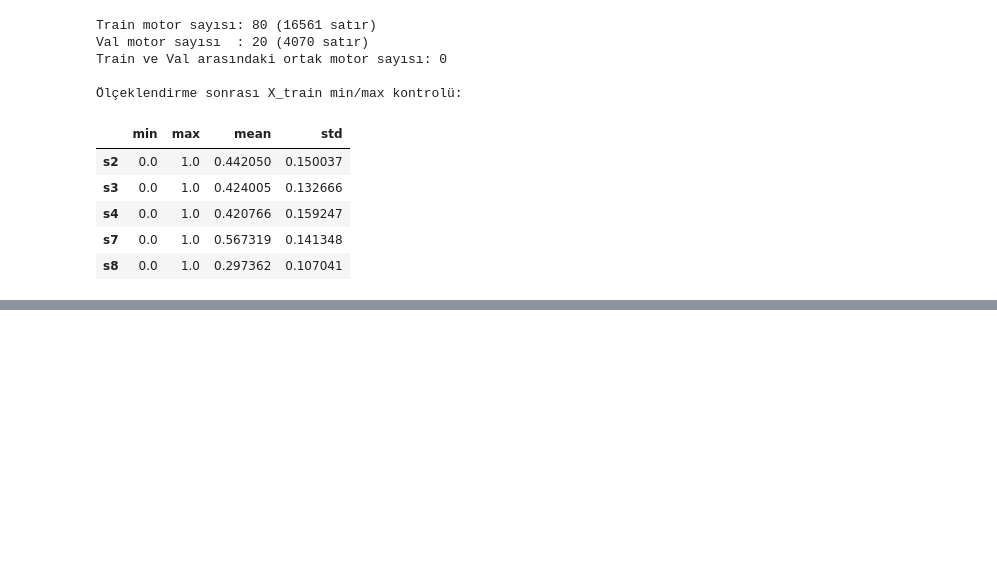
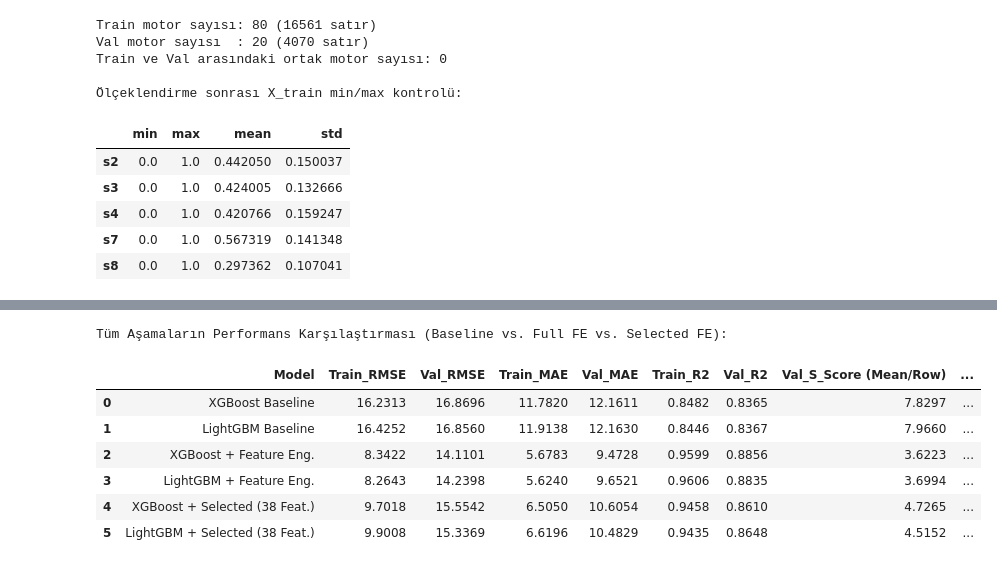
Before and after one commit to elifesin/predictive-maintenance, a Jupyter notebook: notebooks/_eda.ipynb, the cells around one changed output, grey strips where cells are left out. Saved outputs shown, nothing was run; the diff lists cells and outputs as text; code cells hidden in the pictures; blank space fills up the shorter version.

```diff
--- a/notebooks/_eda.ipynb
+++ b/notebooks/_eda.ipynb
@@ -264,0 +600,55 @@ Train ve Val arasındaki ortak motor sayısı: 0
+# %%
+# Seçilen Özelliklerle (selected_features) XGBoost ve LightGBM Modellerini Yeniden Eğit
+X_train_sel = X_train_fe[selected_features]
+X_val_sel = X_val_fe[selected_features]
+X_test_sel = X_test_fe[selected_features]
+
+xgb_sel = XGBRegressor(
+    n_estimators=200,
+    learning_rate=0.05,
+    max_depth=5,
+    subsample=0.8,
+    colsample_bytree=0.8,
+    random_state=42,
+    n_jobs=-1
+)
+
+lgbm_sel = LGBMRegressor(
+    n_estimators=200,
+    learning_rate=0.05,
+    max_depth=5,
+    num_leaves=31,
+    subsample=0.8,
+    subsample_freq=1,
+    colsample_bytree=0.8,
+    random_state=42,
+    n_jobs=-1,
+    verbose=-1
+)
+
+xgb_sel_metrics, xgb_sel_val_preds = evaluate_rul_model(
+    f"XGBoost + Selected ({len(selected_features)} Feat.)", xgb_sel, X_train_sel, y_train_fe, X_val_sel, y_val_fe, val_fe
+)
+lgbm_sel_metrics, lgbm_sel_val_preds = evaluate_rul_model(
+    f"LightGBM + Selected ({len(selected_features)} Feat.)", lgbm_sel, X_train_sel, y_train_fe, X_val_sel, y_val_fe, val_fe
+)
+
+all_results_df = pd.DataFrame([
+    xgb_metrics,
+    lgbm_metrics,
+    xgb_fe_metrics,
+    lgbm_fe_metrics,
+    xgb_sel_metrics,
+    lgbm_sel_metrics
+])
+print("Tüm Aşamaların Performans Karşılaştırması (Baseline vs. Full FE vs. Selected FE):")
+display(all_results_df)
+# %% [output]
+Tüm Aşamaların Performans Karşılaştırması (Baseline vs. Full FE vs. Selected FE):
+|  | Model | Train_RMSE | Val_RMSE | Train_MAE | Val_MAE | Train_R2 | Val_R2 | Val_S_Score (Mean/Row) | ... |
+| 0 | XGBoost Baseline | 16.2313 | 16.8696 | 11.7820 | 12.1611 | 0.8482 | 0.8365 | 7.8297 | ... |
+| 1 | LightGBM Baseline | 16.4252 | 16.8560 | 11.9138 | 12.1630 | 0.8446 | 0.8367 | 7.9660 | ... |
+| 2 | XGBoost + Feature Eng. | 8.3422 | 14.1101 | 5.6783 | 9.4728 | 0.9599 | 0.8856 | 3.6223 | ... |
+| 3 | LightGBM + Feature Eng. | 8.2643 | 14.2398 | 5.6240 | 9.6521 | 0.9606 | 0.8835 | 3.6994 | ... |
+| 4 | XGBoost + Selected (38 Feat.) | 9.7018 | 15.5542 | 6.5050 | 10.6054 | 0.9458 | 0.8610 | 4.7265 | ... |
+| 5 | LightGBM + Selected (38 Feat.) | 9.9008 | 15.3369 | 6.6196 | 10.4829 | 0.9435 | 0.8648 | 4.5152 | ... |
```
Also changed, not shown: parts of 11 cells of this notebook.
